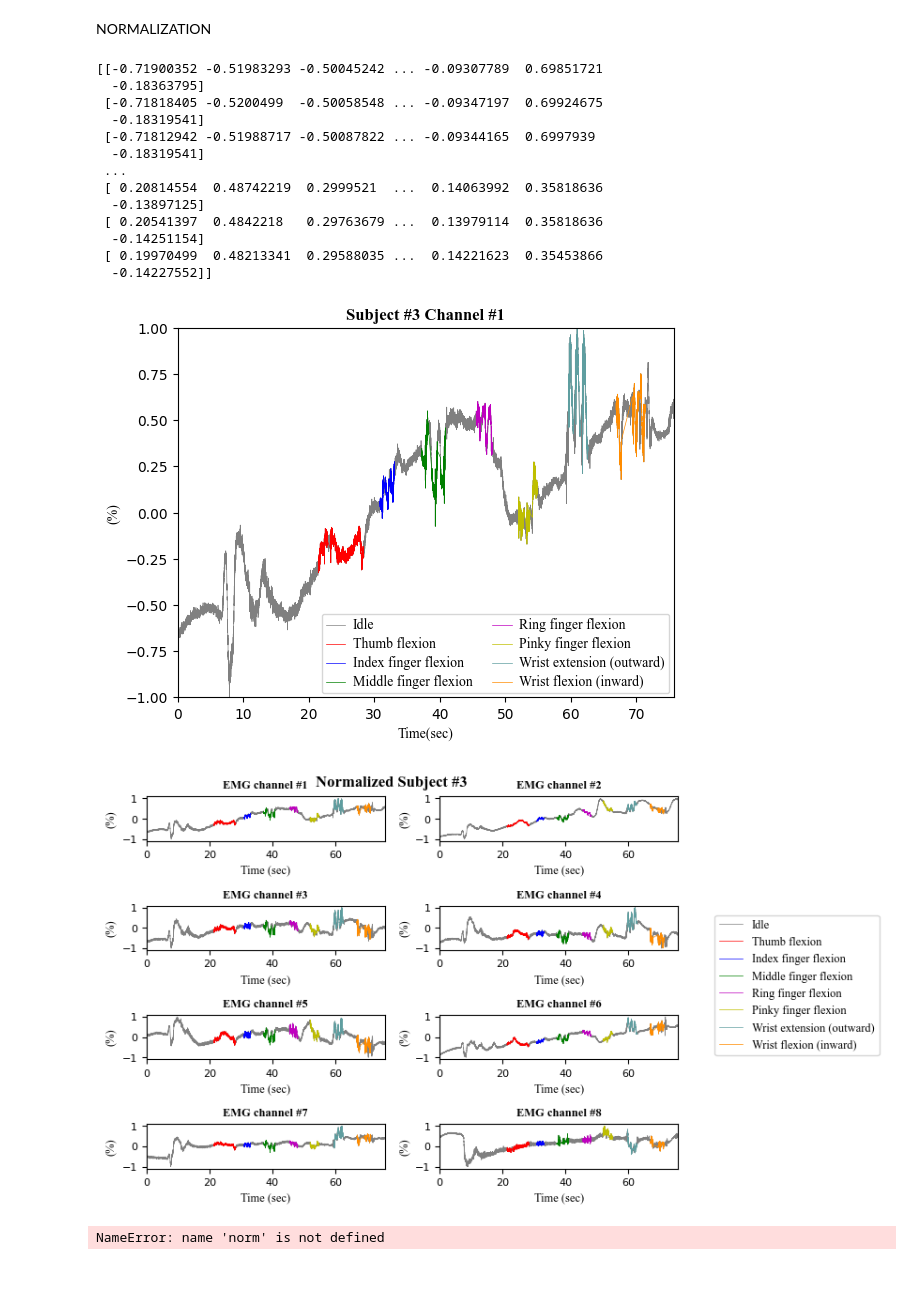
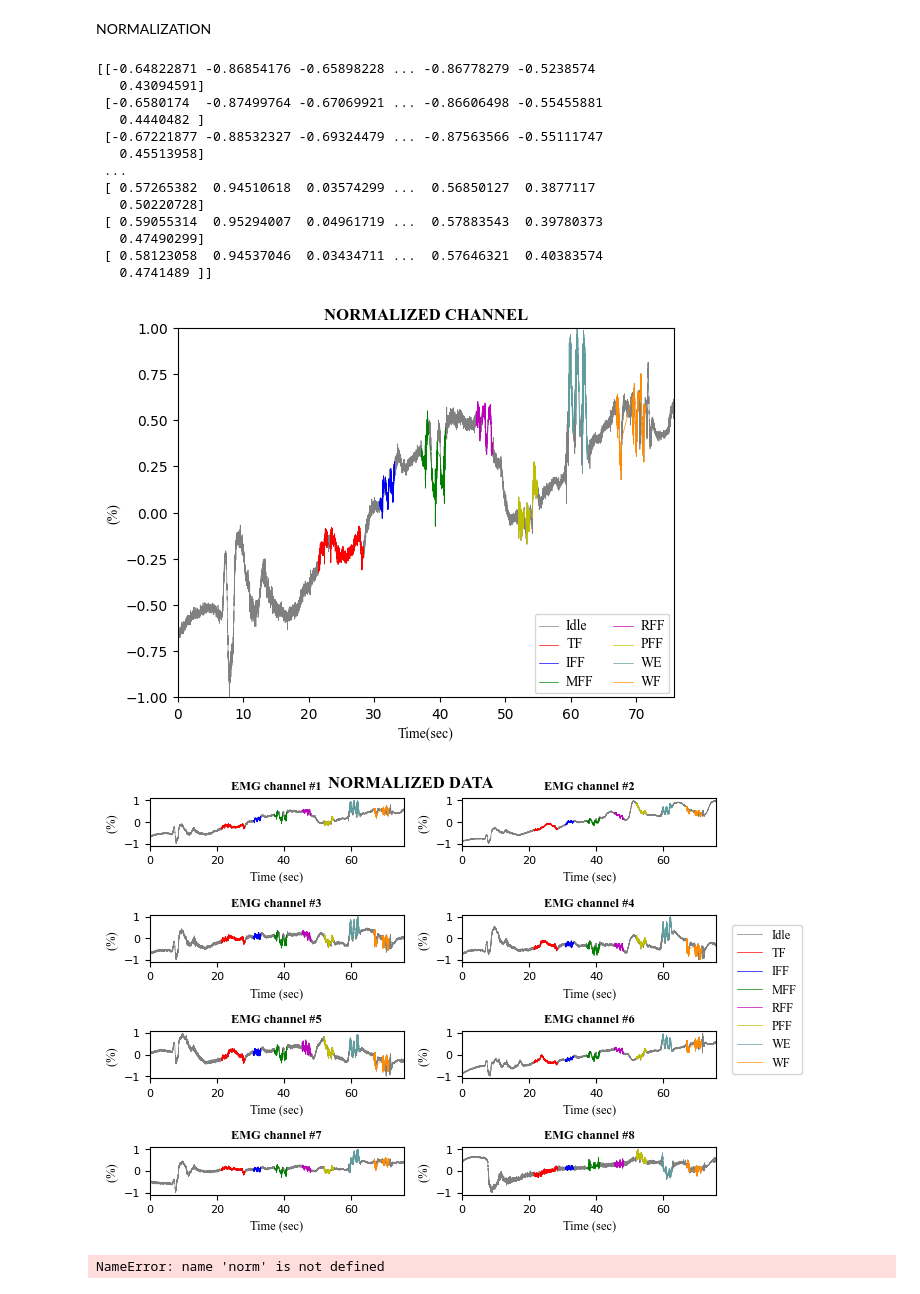
Before and after one commit to sofiahernandezp/code, a Jupyter notebook: mindrove_test/plot_emg.ipynb, the cells around one changed output. Cells and saved outputs as stored; diff of their text form; code cells hidden in the pictures.

```diff
--- a/mindrove_test/plot_emg.ipynb
+++ b/mindrove_test/plot_emg.ipynb
@@ -196,6 +196,8 @@ import pandas as pd
 id = 3
 dataval= pd.read_csv("prueba_dataset.csv")
 emgval = dataval.iloc[:,2:10] * 0.045
+dataval= dataframes[id]
+emgval = abs(dataval.iloc[:,2:10])
 emg_id = 1
 columnemg = emg_id + 1
 #emgval = dataval.iloc[:,columnemg] * 0.045
@@ -236,26 +238,25 @@ for i, ax in enumerate(axs1.flat):
             store0.append(p)
 
     ax.plot(time, emgval.iloc[:,i],'gray',linewidth=0.5, label = "Idle")
-    ax.plot(time[store1],emgval.iloc[store1,i],'r',linewidth=0.5, label = "Thumb flexion")
-    ax.plot(time[store2],emgval.iloc[store2,i],'b',linewidth=0.5, label = "Index finger flexion" )
-    ax.plot(time[store3],emgval.iloc[store3,i],'g',linewidth=0.5, label = "Middle finger flexion")
-    ax.plot(time[store4],emgval.iloc[store4,i],'m',linewidth=0.5, label = "Ring finger flexion")
-    ax.plot(time[store5],emgval.iloc[store5,i],'y',linewidth=0.5, label = "Pinky finger flexion")
-    ax.plot(time[store6],emgval.iloc[store6,i],'cadetblue',linewidth=0.5, label = "Wrist extension (outward)")
-    ax.plot(time[store7],emgval.iloc[store7,i],'darkorange',linewidth=0.5, label = "Wrist flexion (inward)")
+    ax.plot(time[store1],emgval.iloc[store1,i],'r',linewidth=0.5, label = "TF")
+    ax.plot(time[store2],emgval.iloc[store2,i],'b',linewidth=0.5, label = "IFF" )
+    ax.plot(time[store3],emgval.iloc[store3,i],'g',linewidth=0.5, label = "MFF")
+    ax.plot(time[store4],emgval.iloc[store4,i],'m',linewidth=0.5, label = "RFF")
+    ax.plot(time[store5],emgval.iloc[store5,i],'y',linewidth=0.5, label = "PFF")
+    ax.plot(time[store6],emgval.iloc[store6,i],'cadetblue',linewidth=0.5, label = "WE")
+    ax.plot(time[store7],emgval.iloc[store7,i],'darkorange',linewidth=0.5, label = "WF")
     #ax.plot(time,emgval.iloc[:,i])
     ax.set_title(titles[i],fontname="Times New Roman", fontweight="bold",fontsize=9)
     ax.set_xlabel('Time (sec)',fontname="Times New Roman",fontsize=9)
-    ax.set_ylabel('EMG (\u03BCV)',fontname="Times New Roman",fontsize=9)
+    ax.set_ylabel('ADC abs values',fontname="Times New Roman",fontsize=7)
     ax.tick_params(axis='both', labelsize=8)
     ax.set_xlim([0, time[end]])
 
 
 plt.tight_layout()
-
-L = ax.legend(loc='center', bbox_to_anchor=(1.5, 4.1),fontsize = 9)
+L = ax.legend(loc='center', bbox_to_anchor=(1.2, 4.1),fontsize = 9)
 plt.setp(L.texts, family='Times New Roman')
-plt.suptitle('Record Subject #3', fontname="Times New Roman", fontweight="bold",fontsize=12)
+plt.suptitle('RECTIFIED DATA', fontname="Times New Roman", fontweight="bold",fontsize=12)
 
 plt.show()
 # %% [output]
@@ -560,7 +559,7 @@ from sklearn.preprocessing import MinMaxScaler
 from sklearn import preprocessing
 import numpy as np
 
-id = 1
+id = 3
 dataval= dataframes[id]
 emgval = np.abs(dataval.iloc[:,2:10] * 0.045)
 
@@ -587,19 +586,19 @@ for i, scaler in enumerate(scalers):
 print(normalized_data)
 np.savetxt("NORMALIZED1.csv", normalized_data, delimiter=",")
 # %% [output]
-[[-0.71900352 -0.51983293 -0.50045242 ... -0.09307789  0.69851721
-  -0.18363795]
- [-0.71818405 -0.5200499  -0.50058548 ... -0.09347197  0.69924675
-  -0.18319541]
- [-0.71812942 -0.51988717 -0.50087822 ... -0.09344165  0.6997939
-  -0.18319541]
+[[-0.64822871 -0.86854176 -0.65898228 ... -0.86778279 -0.5238574
+   0.43094591]
+ [-0.6580174  -0.87499764 -0.67069921 ... -0.86606498 -0.55455881
+   0.4440482 ]
+ [-0.67221877 -0.88532327 -0.69324479 ... -0.87563566 -0.55111747
+   0.45513958]
  ...
- [ 0.20814554  0.48742219  0.2999521  ...  0.14063992  0.35818636
-  -0.13897125]
- [ 0.20541397  0.4842218   0.29763679 ...  0.13979114  0.35818636
-  -0.14251154]
- [ 0.19970499  0.48213341  0.29588035 ...  0.14221623  0.35453866
-  -0.14227552]]
+ [ 0.57265382  0.94510618  0.03574299 ...  0.56850127  0.3877117
+   0.50220728]
+ [ 0.59055314  0.95294007  0.04961719 ...  0.57883543  0.39780373
+   0.47490299]
+ [ 0.58123058  0.94537046  0.03434711 ...  0.57646321  0.40383574
+   0.4741489 ]]
 # %%
 #DIBUJO CHANNEL 1 NORMALIZED
 
@@ -657,16 +656,16 @@ plt.plot(time[store7],emgval[store7],'darkorange',linewidth=0.5)
 
 plt.xlabel('Time(sec)',fontname="Times New Roman",fontweight=15)
 plt.ylabel('(%)',fontname="Times New Roman")
-plt.title('Subject #3 Channel #1',fontname="Times New Roman", fontweight="bold")
+plt.title('NORMALIZED CHANNEL',fontname="Times New Roman", fontweight="bold")
 end = len(time)-1
 plt.xlim([0, time[end]])
 plt.ylim(-1,1)
 
-L = plt.legend(["Idle","Thumb flexion","Index finger flexion","Middle finger flexion","Ring finger flexion","Pinky finger flexion","Wrist extension (outward)","Wrist flexion (inward)"],loc ='lower right',prop={'size':7}, ncol = 2)
+L = plt.legend(["Idle","TF","IFF","MFF","RFF","PFF","WE","WF"],loc ='lower right',prop={'size':7}, ncol = 2)
 plt.setp(L.texts, family='Times New Roman',fontsize = 10)
 plt.show()
 # %% [output]
-[figure, old version]
+[figure, new version]
 # %%
 #PLOT NNORMALIZATION
 import matplotlib.pyplot as plt
@@ -705,44 +704,44 @@ for i, ax in enumerate(axs1.flat):
             store1.append(p)
          elif taskcolumn[p] == 2:
             store2.append(p)
          elif taskcolumn[p] == 3:
             store3.append(p)
          elif taskcolumn[p] == 4:
             store4.append(p)
          elif taskcolumn[p] == 5:
             store5.append(p)
          elif taskcolumn[p] == 6:
             store6.append(p)
          elif taskcolumn[p] == 7:
             store7.append(p)
          elif taskcolumn[p] == 0:
             store0.append(p)
 
     ax.plot(time, norm.iloc[:,i],'gray',linewidth=0.5, label = "Idle")
-    ax.plot(time[store1],norm.iloc[store1,i],'r',linewidth=0.5, label = "Thumb flexion")
-    ax.plot(time[store2],norm.iloc[store2,i],'b',linewidth=0.5, label = "Index finger flexion" )
-    ax.plot(time[store3],norm.iloc[store3,i],'g',linewidth=0.5, label = "Middle finger flexion")
-    ax.plot(time[store4],norm.iloc[store4,i],'m',linewidth=0.5, label = "Ring finger flexion")
-    ax.plot(time[store5],norm.iloc[store5,i],'y',linewidth=0.5, label = "Pinky finger flexion")
-    ax.plot(time[store6],norm.iloc[store6,i],'cadetblue',linewidth=0.5, label = "Wrist extension (outward)")
-    ax.plot(time[store7],norm.iloc[store7,i],'darkorange',linewidth=0.5, label = "Wrist flexion (inward)")
+    ax.plot(time[store1],norm.iloc[store1,i],'r',linewidth=0.5, label = "TF")
+    ax.plot(time[store2],norm.iloc[store2,i],'b',linewidth=0.5, label = "IFF" )
+    ax.plot(time[store3],norm.iloc[store3,i],'g',linewidth=0.5, label = "MFF")
+    ax.plot(time[store4],norm.iloc[store4,i],'m',linewidth=0.5, label = "RFF")
+    ax.plot(time[store5],norm.iloc[store5,i],'y',linewidth=0.5, label = "PFF")
+    ax.plot(time[store6],norm.iloc[store6,i],'cadetblue',linewidth=0.5, label = "WE")
+    ax.plot(time[store7],norm.iloc[store7,i],'darkorange',linewidth=0.5, label = "WF")
     #ax.plot(time,emgval.iloc[:,i])
     ax.set_title(titles[i],fontname="Times New Roman", fontweight="bold",fontsize=9)
     ax.set_xlabel('Time (sec)',fontname="Times New Roman",fontsize=9)
-    ax.set_ylabel('(%)',fontname="Times New Roman",fontsize=9)
+    ax.set_ylabel('(%) ',fontname="Times New Roman",fontsize=9)
     ax.tick_params(axis='both', labelsize=8)
     ax.set_xlim([0, time[end]])
 
 
 plt.tight_layout()
 
-L = ax.legend(loc='center', bbox_to_anchor=(1.5, 4.1),fontsize = 9)
+L = ax.legend(loc='center', bbox_to_anchor=(1.2, 4.1),fontsize = 9)
 plt.setp(L.texts, family='Times New Roman')
-plt.suptitle('Normalized Subject #3', fontname="Times New Roman", fontweight="bold",fontsize=12)
+plt.suptitle('NORMALIZED DATA', fontname="Times New Roman", fontweight="bold",fontsize=12)
 
 plt.show()
 # %% [output]
-[figure, old version]
+[figure, new version]
 # %%
 #ABSOLUTE MEAN VALUE OF NORMALIZED DATA OF EACH SUBJECT
 #Stored in normalized_data for array and norm as data frame
```
Also changed, not shown: parts of 7 cells of this notebook.
